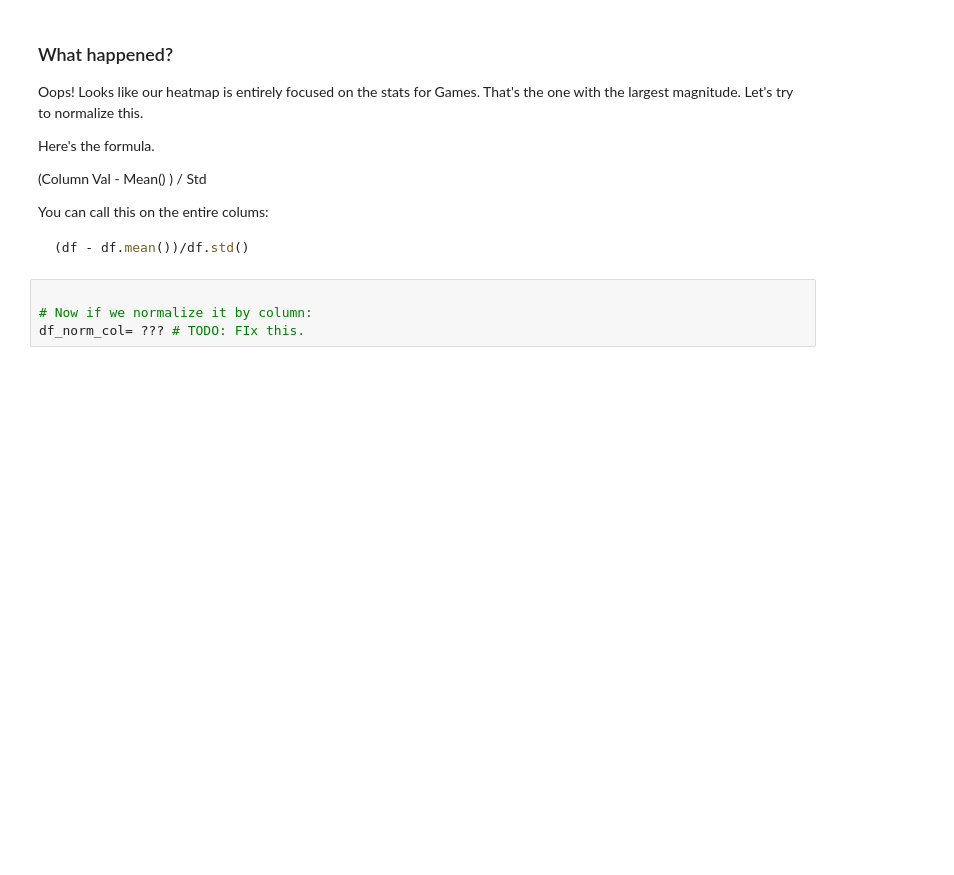
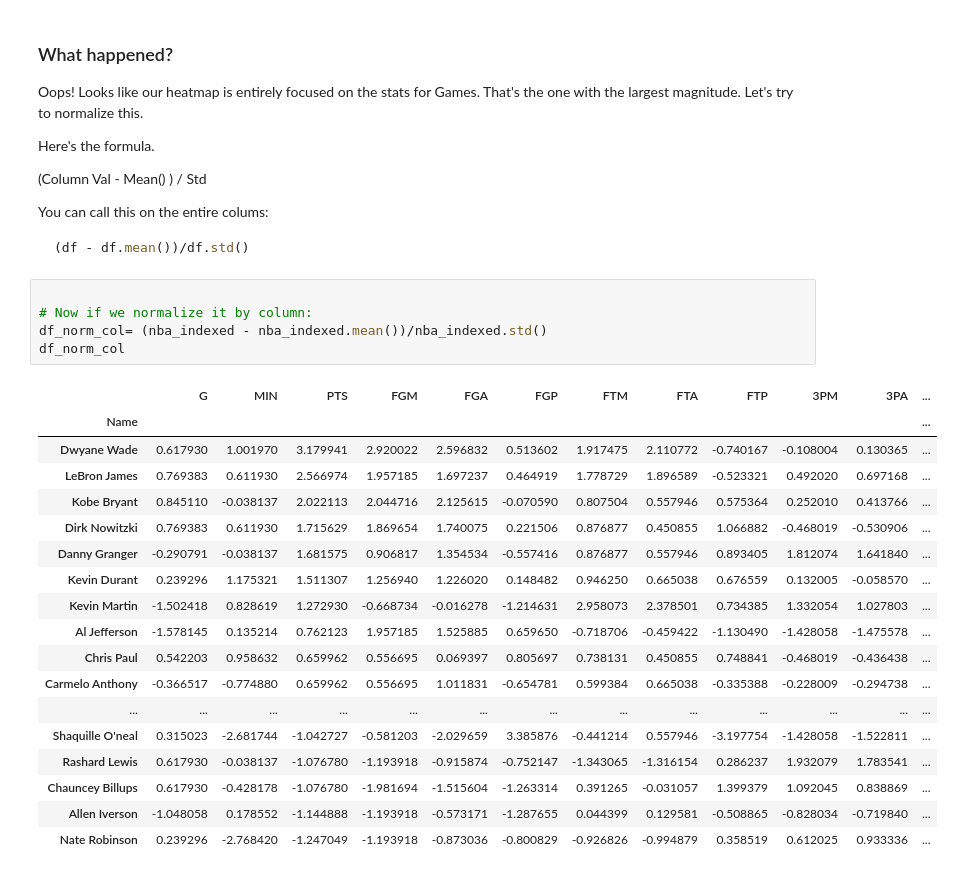
Before and after one commit to elephantscale/python-labs-solutions, a Jupyter notebook: visualization/3-heatmap.ipynb, the cells around one changed output. Saved outputs shown, nothing was run; the diff lists cells and outputs as text; blank space fills up the shorter version.

```diff
--- a/visualization/3-heatmap.ipynb
+++ b/visualization/3-heatmap.ipynb
@@ -110,7 +133,27 @@ You can call this on the entire colums:
 # %%
 
 # Now if we normalize it by column:
-df_norm_col= ??? # TODO: FIx this.
+df_norm_col= (nba_indexed - nba_indexed.mean())/nba_indexed.std()
+df_norm_col
+# %% [output]
+|  | G | MIN | PTS | FGM | FGA | FGP | FTM | FTA | FTP | 3PM | 3PA | ... |
+| Name |  |  |  |  |  |  |  |  |  |  |  | ... |
+| Dwyane Wade | 0.617930 | 1.001970 | 3.179941 | 2.920022 | 2.596832 | 0.513602 | 1.917475 | 2.110772 | -0.740167 | -0.108004 | 0.130365 | ... |
+| LeBron James | 0.769383 | 0.611930 | 2.566974 | 1.957185 | 1.697237 | 0.464919 | 1.778729 | 1.896589 | -0.523321 | 0.492020 | 0.697168 | ... |
+| Kobe Bryant | 0.845110 | -0.038137 | 2.022113 | 2.044716 | 2.125615 | -0.070590 | 0.807504 | 0.557946 | 0.575364 | 0.252010 | 0.413766 | ... |
+| Dirk Nowitzki | 0.769383 | 0.611930 | 1.715629 | 1.869654 | 1.740075 | 0.221506 | 0.876877 | 0.450855 | 1.066882 | -0.468019 | -0.530906 | ... |
+| Danny Granger | -0.290791 | -0.038137 | 1.681575 | 0.906817 | 1.354534 | -0.557416 | 0.876877 | 0.557946 | 0.893405 | 1.812074 | 1.641840 | ... |
+| Kevin Durant | 0.239296 | 1.175321 | 1.511307 | 1.256940 | 1.226020 | 0.148482 | 0.946250 | 0.665038 | 0.676559 | 0.132005 | -0.058570 | ... |
+| Kevin Martin | -1.502418 | 0.828619 | 1.272930 | -0.668734 | -0.016278 | -1.214631 | 2.958073 | 2.378501 | 0.734385 | 1.332054 | 1.027803 | ... |
+| Al Jefferson | -1.578145 | 0.135214 | 0.762123 | 1.957185 | 1.525885 | 0.659650 | -0.718706 | -0.459422 | -1.130490 | -1.428058 | -1.475578 | ... |
+| Chris Paul | 0.542203 | 0.958632 | 0.659962 | 0.556695 | 0.069397 | 0.805697 | 0.738131 | 0.450855 | 0.748841 | -0.468019 | -0.436438 | ... |
+| Carmelo Anthony | -0.366517 | -0.774880 | 0.659962 | 0.556695 | 1.011831 | -0.654781 | 0.599384 | 0.665038 | -0.335388 | -0.228009 | -0.294738 | ... |
+| ... | ... | ... | ... | ... | ... | ... | ... | ... | ... | ... | ... | ... |
+| Shaquille O'neal | 0.315023 | -2.681744 | -1.042727 | -0.581203 | -2.029659 | 3.385876 | -0.441214 | 0.557946 | -3.197754 | -1.428058 | -1.522811 | ... |
+| Rashard Lewis | 0.617930 | -0.038137 | -1.076780 | -1.193918 | -0.915874 | -0.752147 | -1.343065 | -1.316154 | 0.286237 | 1.932079 | 1.783541 | ... |
+| Chauncey Billups | 0.617930 | -0.428178 | -1.076780 | -1.981694 | -1.515604 | -1.263314 | 0.391265 | -0.031057 | 1.399379 | 1.092045 | 0.838869 | ... |
+| Allen Iverson | -1.048058 | 0.178552 | -1.144888 | -1.193918 | -0.573171 | -1.287655 | 0.044399 | 0.129581 | -0.508865 | -0.828034 | -0.719840 | ... |
+| Nate Robinson | 0.239296 | -2.768420 | -1.247049 | -1.193918 | -0.873036 | -0.800829 | -0.926826 | -0.994879 | 0.358519 | 0.612025 | 0.933336 | ... |
 # %%
 import seaborn as sns
 import matplotlib.pyplot as plt
```
Also changed, not shown: parts of 4 cells of this notebook.
